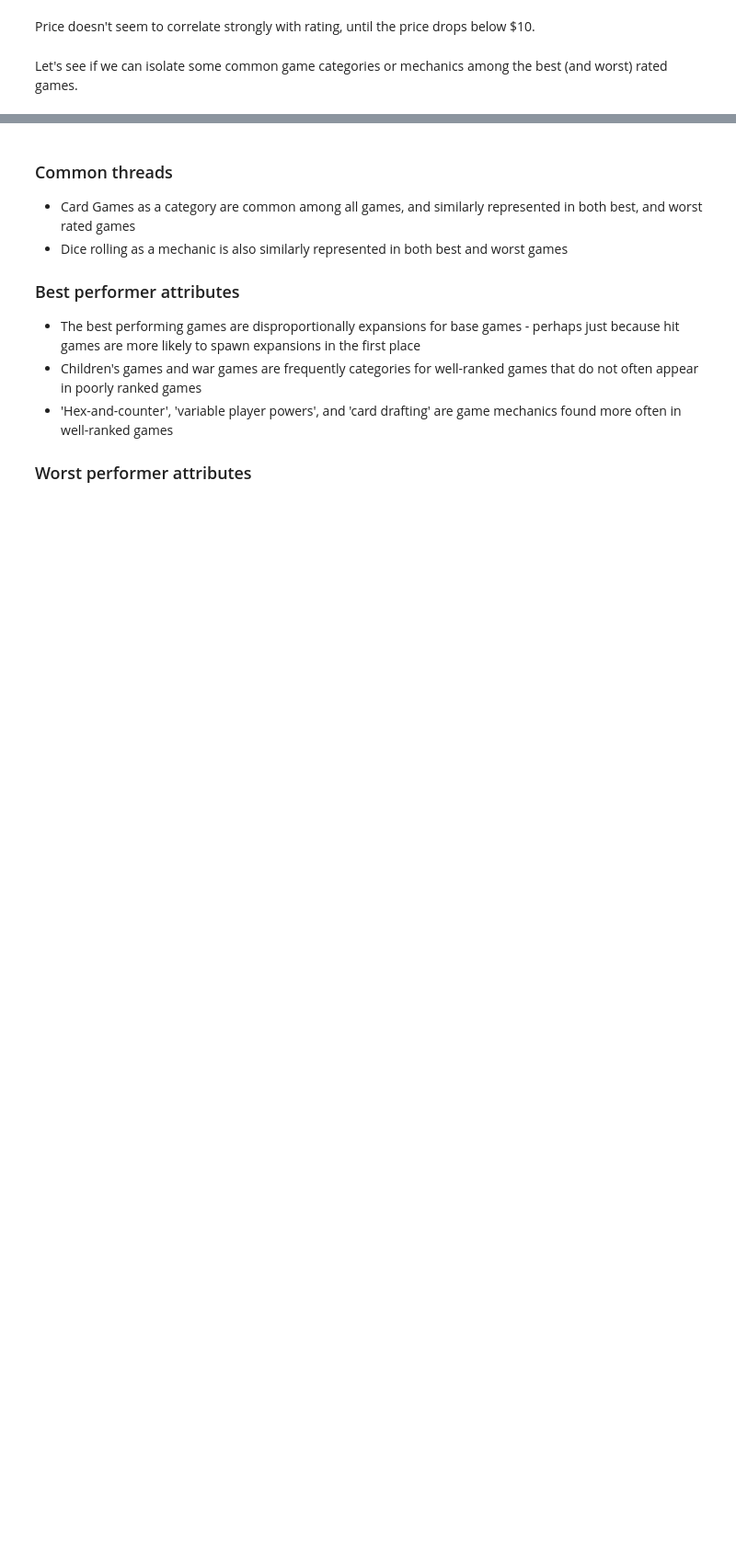
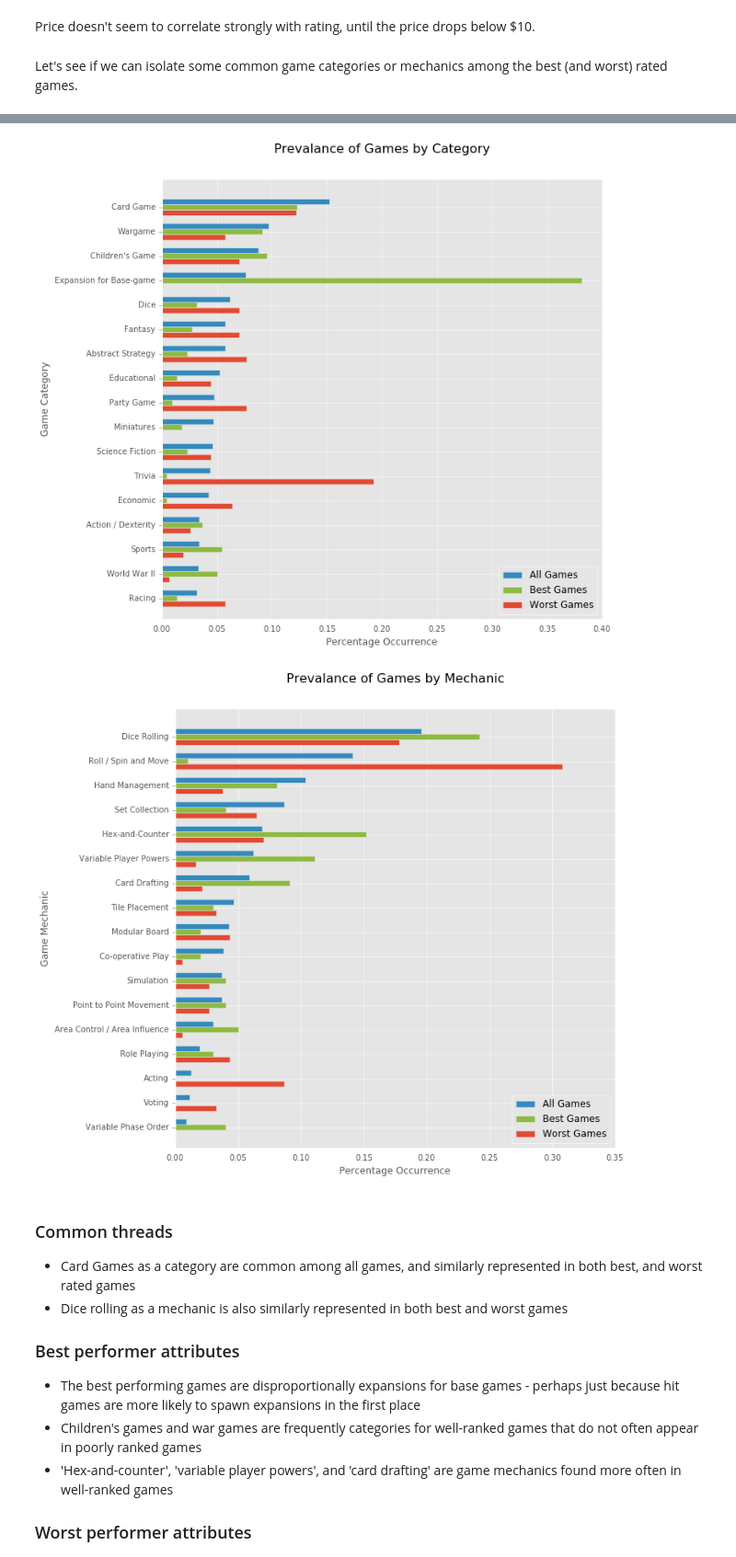
Before and after one commit to rcalme/udacity-capstone, a Jupyter notebook: Notebook/BuildingBetterBoardGame.ipynb, the cells around one changed output, grey strips where cells are left out. Shown at 92% size. Saved outputs shown, nothing was run; the diff lists cells and outputs as text; code cells hidden in the pictures; blank space fills up the shorter version.

Commit message:
Replaced pie charts with better visualization

```diff
--- a/Notebook/BuildingBetterBoardGame.ipynb
+++ b/Notebook/BuildingBetterBoardGame.ipynb
@@ -1060,3 +1016,65 @@ plt.show()
+# %%
+# Let's take the top 10 most common from each set
+from functools import reduce
+
+# Let's repeat this for both 'category' and 'mechanic' features
+for comparison in ['category', 'mechanic']:
+
+    # Get some aggregate information about the entire game set
+    all_set = proposed_games[filter(re.compile('^'+str(comparison)+'.*').match,
+
+                                    feature_cols)].sum(axis=0).order(ascending=False)
+    # Get some aggregate information about the best-rated X games in this set
+    limit = 100
+    best = proposed_games.sort(columns='predicted_rating', ascending=False).iloc[0:limit+1]
+    best_set = best[filter(re.compile('^'+str(comparison)+'.*').match,
+                                   feature_cols)].sum(axis=0).order(ascending=False)
+
+    # The same for the worst X games
+    worst = proposed_games.sort(columns='predicted_rating', ascending=True).iloc[0:limit+1]
+    worst_set = worst[filter(re.compile('^'+str(comparison)+'.*').match,
+                                     feature_cols)].sum(axis=0).order(ascending=False)
+
+    # We can't show all categories/mechanics. Get the union of the 10 most common
+    # in each set
+    to_show = reduce(np.union1d, (all_set.iloc[0:10].index.tolist(),
+                                  best_set.iloc[0:10].index.tolist(),
+                                  worst_set.iloc[0:10].index.tolist()))
+
+    # Make a DataFrame with three columns, one for all games, one for best, and one for worst
+    comparison_frame = pd.DataFrame()
+    comparison_frame['All']   = pd.Series(all_set[to_show].div(all_set[to_show].sum()), index=[to_show])
+    comparison_frame['Best']  = pd.Series(best_set[to_show].div(best_set[to_show].sum()), index=[to_show])
+    comparison_frame['Worst'] = pd.Series(worst_set[to_show].div(worst_set[to_show].sum()),
+        index=[to_show])
+
+    # barh() plots bottom up, so flip content so that most common are on top
+    comparison_frame.sort(columns='All',inplace=True)
+
+    # Make a pretty plot
+    ind = np.arange(len(comparison_frame))+.5
+    width = 0.23
+    fig, ax = plt.subplots()
+    fig.set_size_inches(10,10)
+    uc_first =  comparison[0].upper() + comparison[1:]
+    plt.title("Prevalance of Games by " + uc_first, size=16, y=1.05)
+    ax.barh(ind, comparison_frame['Worst'], width, color='#e24a33', label='Worst Games')
+    ax.barh(ind + width, comparison_frame['Best'], width, color='#8eba42', label='Best Games')
+    ax.barh(ind + 2*width, comparison_frame['All'], width, color='#348abd', label='All Games')
+    ax.set(yticks=ind + 1.5*width,
+           # Take 'category:' or 'mechanic:' off of each label
+           yticklabels=[c[(len(comparison)+1):] for c in comparison_frame.index.tolist()])
+    ax.set_xlabel('Percentage Occurrence', size=12)
+    ax.set_ylabel('Game ' + uc_first, size=12)
+    ax.yaxis.set_ticks_position('left')
+    ax.xaxis.set_ticks_position('none')
+    handles, labels = ax.get_legend_handles_labels()
+    ax.legend(handles[::-1], labels[::-1], loc='lower right')
+
+plt.show()
+# %% [output]
+[figure, added]
+[figure, added]
 # %% [markdown]
 ### Common threads
  - Card Games as a category are common among all games, and similarly represented in both best, and worst rated games
```
Also changed, not shown: parts of 9 cells of this notebook.
